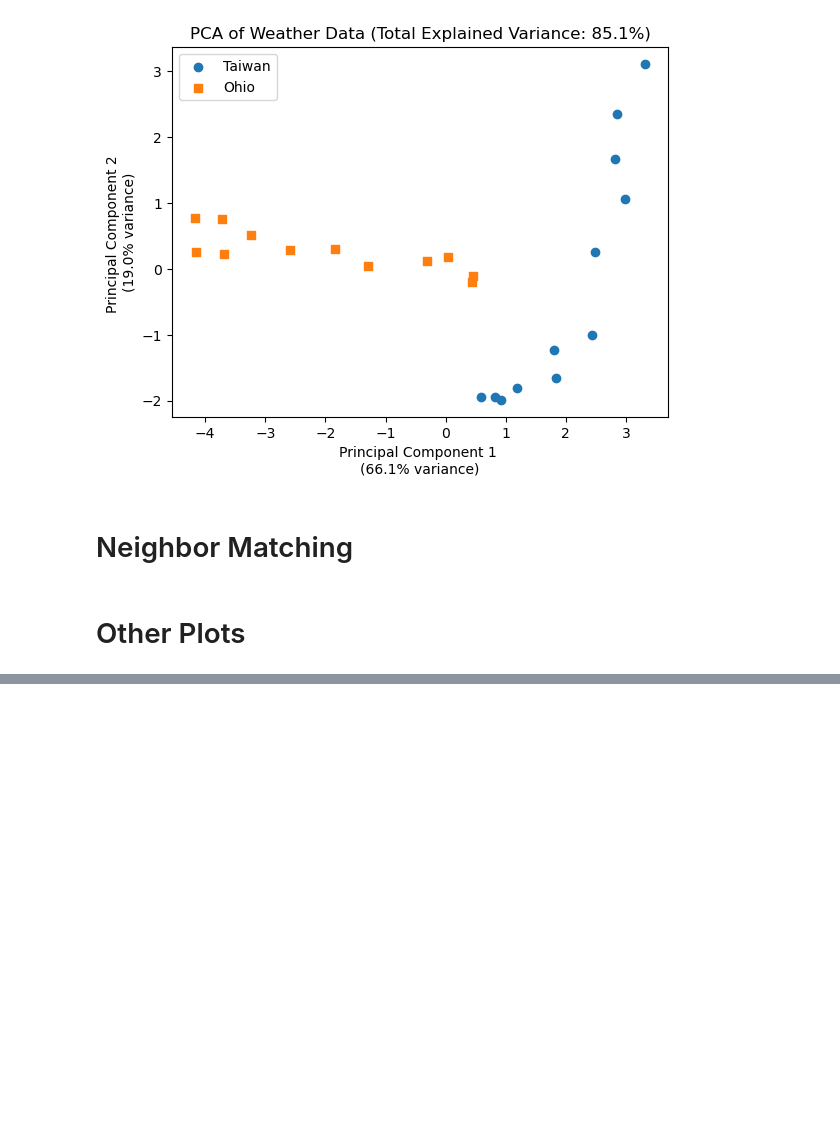
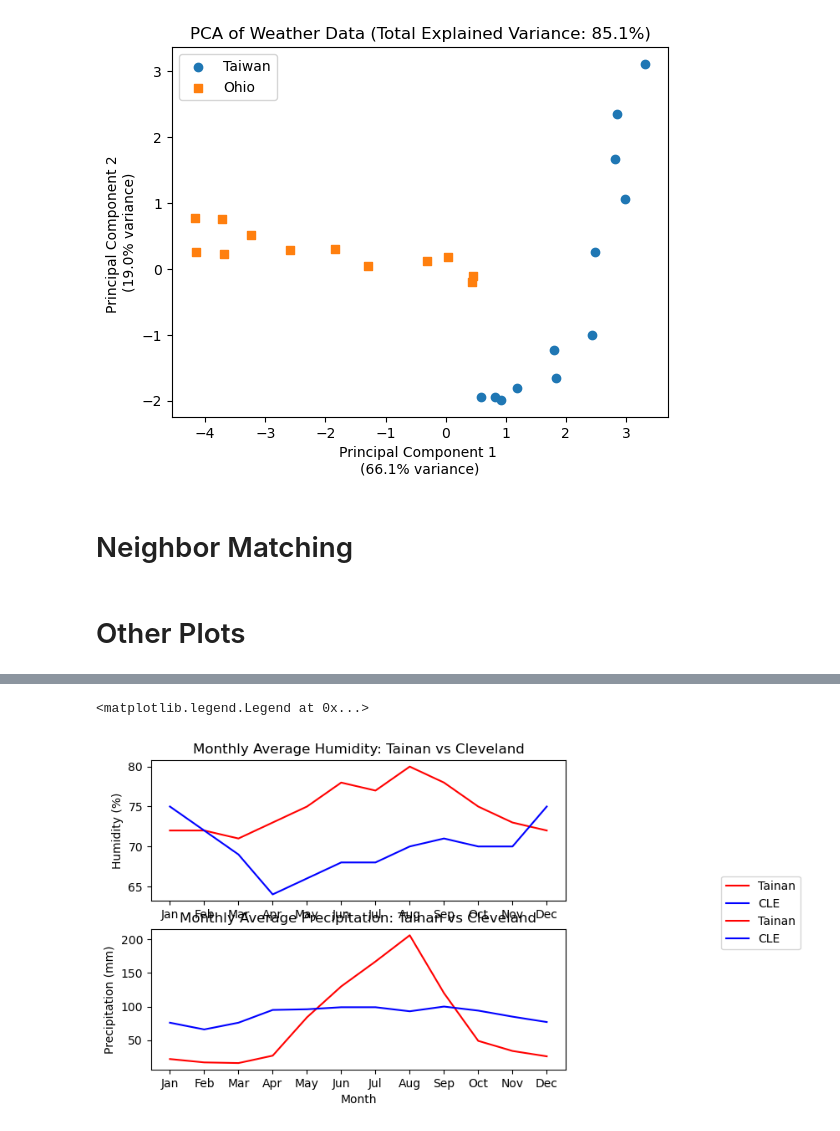
Before and after one commit to mrbond-25/TW_vs_OH_weather, a Jupyter notebook: main.ipynb, the cells around one changed output, grey strips where cells are left out. Cells and saved outputs as stored; diff of their text form; code cells hidden in the pictures; blank space fills up the shorter version.

```diff
--- a/main.ipynb
+++ b/main.ipynb
@@ -57,0 +82,15 @@ df_unscaled = pd.read_csv('weather_data.csv')
+# %%
+fig, ax = plt.subplots(nrows = 2, ncols = 1)
+ax[0].plot(months,TW["Humidity"], label="Tainan", color="red")
+ax[0].plot(months,OH["Humidity"], label="CLE", color="blue")
+ax[1].plot(months,TW["Precipitation"], label="Tainan", color="red")
+ax[1].plot(months,OH["Precipitation"], label="CLE", color="blue")
+ax[0].set_ylabel("Humidity (%)")
+ax[1].set_ylabel("Precipitation (mm)")
+ax[1].set_xlabel("Month")
+ax[0].set_title("Monthly Average Humidity: Tainan vs Cleveland")
+ax[1].set_title("Monthly Average Precipitation: Tainan vs Cleveland")
+fig.legend(loc = "center right",bbox_to_anchor=(1.35, 0.5))
+# %% [output]
+<matplotlib.legend.Legend at 0x...>
+[figure, added]
```
Also changed, not shown: parts of 2 cells of this notebook.
